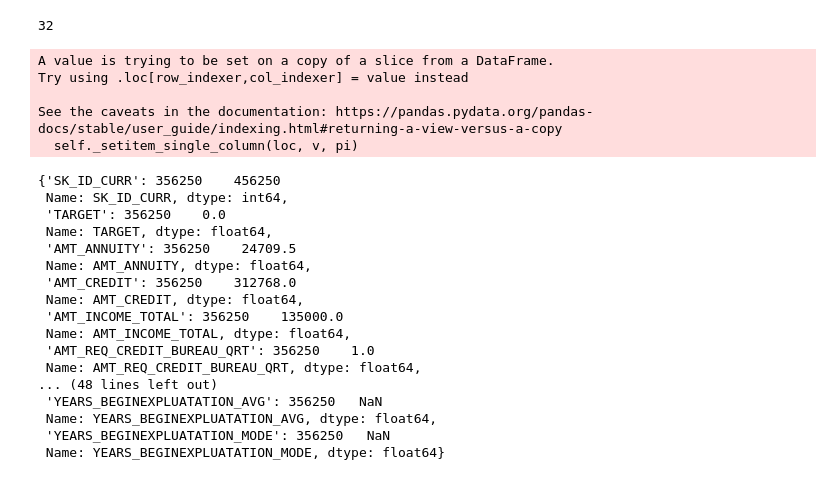
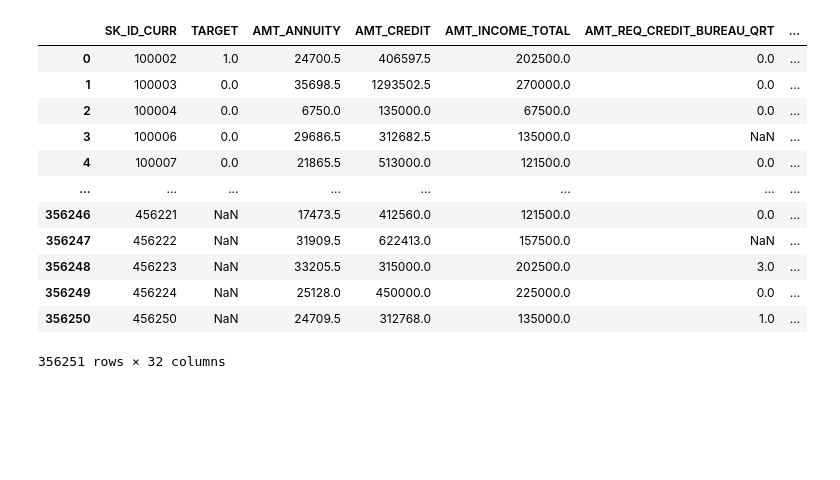
Before and after one commit to aboustev/OPC-Project_7, a Jupyter notebook: 04_NOTEBOOKS/Untitled.ipynb, the cells around one changed output. Saved outputs shown, nothing was run; the diff lists cells and outputs as text; code cells hidden in the pictures; blank space fills up the shorter version.

```diff
--- a/04_NOTEBOOKS/Untitled.ipynb
+++ b/04_NOTEBOOKS/Untitled.ipynb
@@ -19,26 +4,17 @@ def decision(id_client):
 # %%
-decision(456250)
+data = pd.read_csv(r'..\06_MODEL\all_data.csv')
+data
 # %% [output]
+|  | SK_ID_CURR | TARGET | AMT_ANNUITY | AMT_CREDIT | AMT_INCOME_TOTAL | AMT_REQ_CREDIT_BUREAU_QRT | ... |
+| 0 | 100002 | 1.0 | 24700.5 | 406597.5 | 202500.0 | 0.0 | ... |
+| 1 | 100003 | 0.0 | 35698.5 | 1293502.5 | 270000.0 | 0.0 | ... |
+| 2 | 100004 | 0.0 | 6750.0 | 135000.0 | 67500.0 | 0.0 | ... |
+| 3 | 100006 | 0.0 | 29686.5 | 312682.5 | 135000.0 | NaN | ... |
+| 4 | 100007 | 0.0 | 21865.5 | 513000.0 | 121500.0 | 0.0 | ... |
+| ... | ... | ... | ... | ... | ... | ... | ... |
+| 356246 | 456221 | NaN | 17473.5 | 412560.0 | 121500.0 | 0.0 | ... |
+| 356247 | 456222 | NaN | 31909.5 | 622413.0 | 157500.0 | NaN | ... |
+| 356248 | 456223 | NaN | 33205.5 | 315000.0 | 202500.0 | 3.0 | ... |
+| 356249 | 456224 | NaN | 25128.0 | 450000.0 | 225000.0 | 0.0 | ... |
+| 356250 | 456250 | NaN | 24709.5 | 312768.0 | 135000.0 | 1.0 | ... |
-32
+356251 rows × 32 columns
-A value is trying to be set on a copy of a slice from a DataFrame.
-Try using .loc[row_indexer,col_indexer] = value instead
-
-See the caveats in the documentation: https://pandas.pydata.org/pandas-docs/stable/user_guide/indexing.html#returning-a-view-versus-a-copy
-  self._setitem_single_column(loc, v, pi)
-{'SK_ID_CURR': 356250    456250
- Name: SK_ID_CURR, dtype: int64,
- 'TARGET': 356250    0.0
- Name: TARGET, dtype: float64,
- 'AMT_ANNUITY': 356250    24709.5
- Name: AMT_ANNUITY, dtype: float64,
- 'AMT_CREDIT': 356250    312768.0
- Name: AMT_CREDIT, dtype: float64,
- 'AMT_INCOME_TOTAL': 356250    135000.0
- Name: AMT_INCOME_TOTAL, dtype: float64,
- 'AMT_REQ_CREDIT_BUREAU_QRT': 356250    1.0
- Name: AMT_REQ_CREDIT_BUREAU_QRT, dtype: float64,
-... (48 lines left out)
- 'YEARS_BEGINEXPLUATATION_AVG': 356250   NaN
- Name: YEARS_BEGINEXPLUATATION_AVG, dtype: float64,
- 'YEARS_BEGINEXPLUATATION_MODE': 356250   NaN
- Name: YEARS_BEGINEXPLUATATION_MODE, dtype: float64}
```
Also changed, not shown: parts of 5 cells of this notebook, 5 other files.
